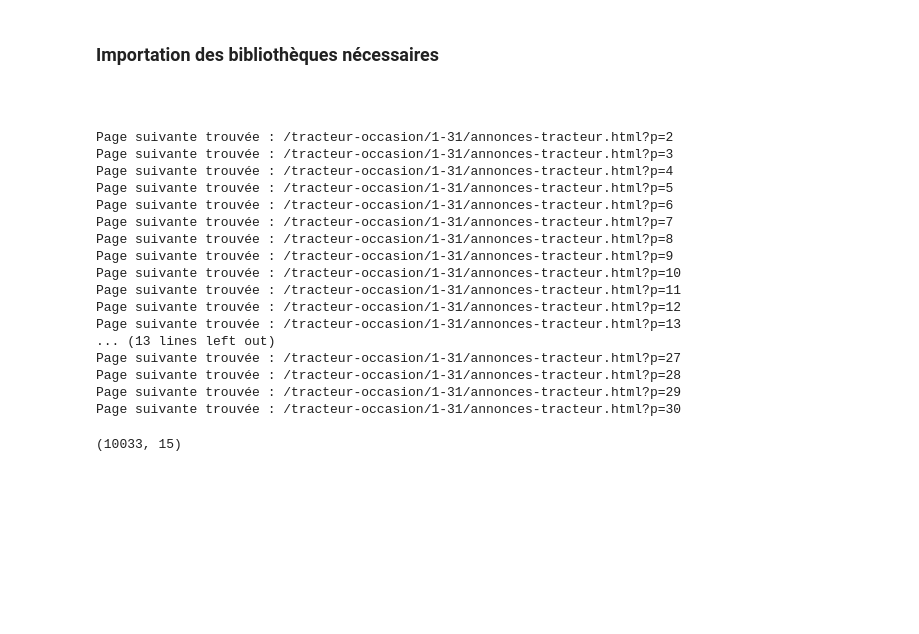
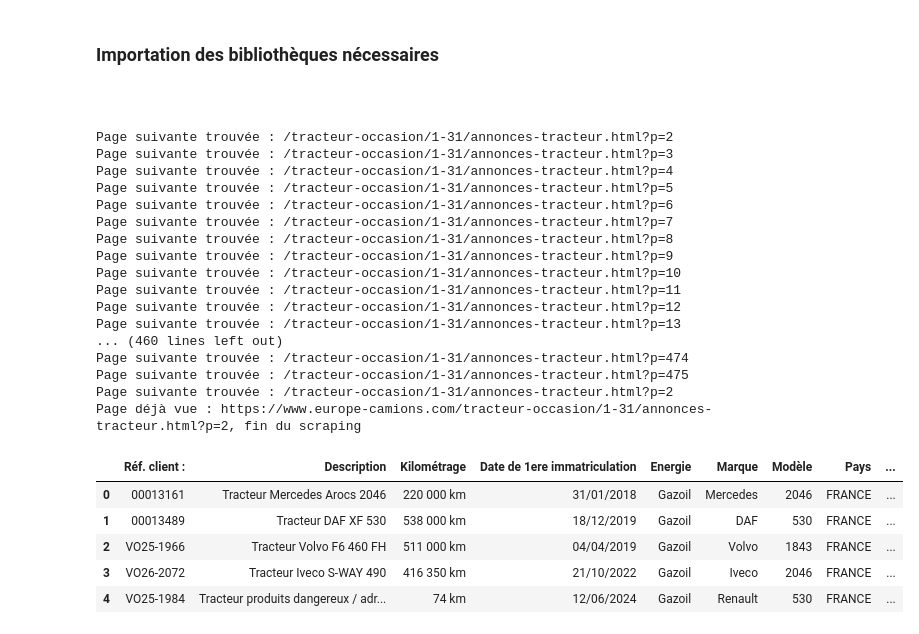
Before and after one commit to asow1802/scraping_2026, a Jupyter notebook: Code_Scraping_Groupe4.ipynb, the cells around one changed output. Cells and saved outputs as stored; diff of their text form; code cells hidden in the pictures; blank space fills up the shorter version.

```diff
--- a/Code_Scraping_Groupe4.ipynb
+++ b/Code_Scraping_Groupe4.ipynb
@@ -16,9 +17,9 @@ extract_contenu = BeautifulSoup(contenu_site.text, 'html.parser')
 """
 On définit un dictionnnaire vide ayant comme clé les caractérique de la publication que nous cherchons à scraper.
 """
-data = {"Description": [], "Kilométrage": [], "Date de 1ere immatriculation": [], "Energie": [],
+data = {"Réf. client :" :[], "Description": [], "Kilométrage": [], "Date de 1ere immatriculation": [], "Energie": [],
         "Marque":[], "Modèle":[], "Pays":[], "Prix":[], "Vendeur":[], "Localisation":[], "Photo":[],
-        "Poids à vide":[], "PTC":[], "Essieux":[], "Puissance":[]}
+        "Poids à vide":[], "PTC":[], "Essieux":[], "Puissance":[], "Etat":[]}
 
 # Première page
 """_summary_
@@ -31,6 +32,8 @@ for info_pub in info_vehicule:
     prix = info_pub.find("span", class_="meta-price")
     if prix:
         data["Prix"].append(prix.get_text(strip=True))
+    else:
+        data["Prix"].append(np.nan)
 
     vendeur = info_pub.find("span", class_ ="title-vendeur")
     if vendeur:
@@ -136,14 +139,19 @@ Page suivante trouvée : /tracteur-occasion/1-31/annonces-tracteur.html?p=10
 Page suivante trouvée : /tracteur-occasion/1-31/annonces-tracteur.html?p=11
 Page suivante trouvée : /tracteur-occasion/1-31/annonces-tracteur.html?p=12
 Page suivante trouvée : /tracteur-occasion/1-31/annonces-tracteur.html?p=13
-... (13 lines left out)
-Page suivante trouvée : /tracteur-occasion/1-31/annonces-tracteur.html?p=27
-Page suivante trouvée : /tracteur-occasion/1-31/annonces-tracteur.html?p=28
-Page suivante trouvée : /tracteur-occasion/1-31/annonces-tracteur.html?p=29
-Page suivante trouvée : /tracteur-occasion/1-31/annonces-tracteur.html?p=30
+... (460 lines left out)
+Page suivante trouvée : /tracteur-occasion/1-31/annonces-tracteur.html?p=474
+Page suivante trouvée : /tracteur-occasion/1-31/annonces-tracteur.html?p=475
+Page suivante trouvée : /tracteur-occasion/1-31/annonces-tracteur.html?p=2
+Page déjà vue : https://www.europe-camions.com/tracteur-occasion/1-31/annonces-tracteur.html?p=2, fin du scraping
 # %%
 df = pd.DataFrame(data.values(), index=data.keys()).T
-df["Puissance"] = df["Puissance"].str.extract(r'(\d+)')
-df.shape
+df["Puissance"] = df["Puissance"].replace(r"[^\d]", "", regex=True)
+df.head()
 # %% [output]
-(10033, 15)
+|  | Réf. client : | Description | Kilométrage | Date de 1ere immatriculation | Energie | Marque | Modèle | Pays | ... |
+| 0 | 00013161 | Tracteur Mercedes Arocs 2046 | 220 000 km | 31/01/2018 | Gazoil | Mercedes | 2046 | FRANCE | ... |
+| 1 | 00013489 | Tracteur DAF XF 530 | 538 000 km | 18/12/2019 | Gazoil | DAF | 530 | FRANCE | ... |
+| 2 | VO25-1966 | Tracteur Volvo F6 460 FH | 511 000 km | 04/04/2019 | Gazoil | Volvo | 1843 | FRANCE | ... |
+| 3 | VO26-2072 | Tracteur Iveco S-WAY 490 | 416 350 km | 21/10/2022 | Gazoil | Iveco | 2046 | FRANCE | ... |
+| 4 | VO25-1984 | Tracteur produits dangereux / adr... | 74 km | 12/06/2024 | Gazoil | Renault | 530 | FRANCE | ... |
```
Also changed, not shown: parts of 4 cells of this notebook, 4 other files.
